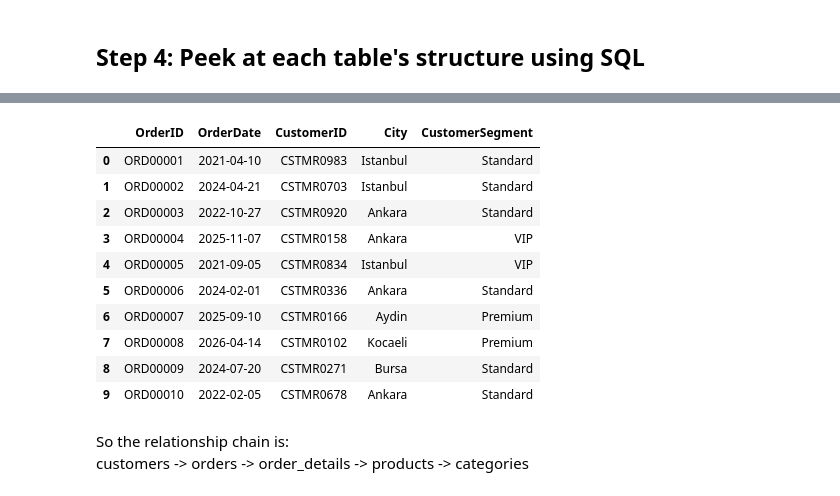
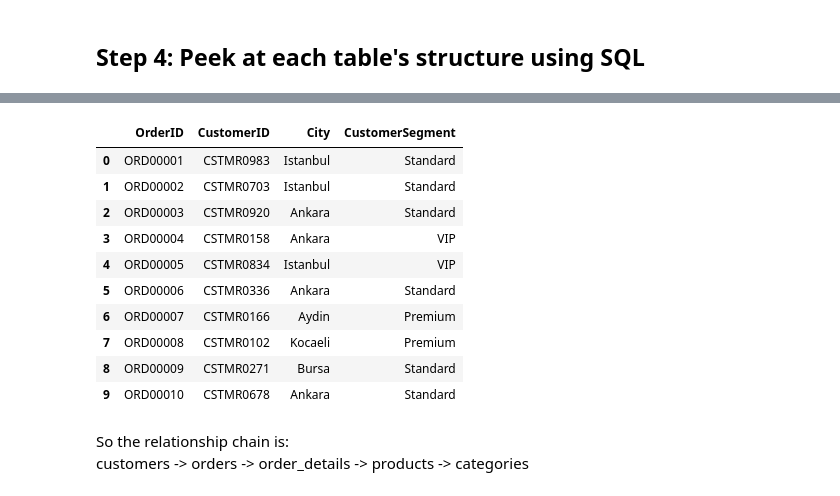
Before and after one commit to geff-ghost/notebooks, a Jupyter notebook: retail_data/MixedKnowledge.ipynb, the cells around one changed output, grey strips where cells are left out. Saved outputs shown, nothing was run; the diff lists cells and outputs as text; code cells hidden in the pictures.

```diff
--- a/retail_data/MixedKnowledge.ipynb
+++ b/retail_data/MixedKnowledge.ipynb
@@ -109,24 +133,24 @@ order_details.head()
 # %%
 query = """
-SELECT o.OrderID, o.OrderDate, c.CustomerID, c.City, c.CustomerSegment
+SELECT o.OrderID, c.CustomerID, c.City, c.CustomerSegment
 FROM orders o
 JOIN customers c ON o.CustomerID = c.CustomerID
 LIMIT 10;
 """
 
 pd.read_sql(query, conn)
 # %% [output]
-|  | OrderID | OrderDate | CustomerID | City | CustomerSegment |
-| 0 | ORD00001 | 2021-04-10 | CSTMR0983 | Istanbul | Standard |
-| 1 | ORD00002 | 2024-04-21 | CSTMR0703 | Istanbul | Standard |
-| 2 | ORD00003 | 2022-10-27 | CSTMR0920 | Ankara | Standard |
-| 3 | ORD00004 | 2025-11-07 | CSTMR0158 | Ankara | VIP |
-| 4 | ORD00005 | 2021-09-05 | CSTMR0834 | Istanbul | VIP |
-| 5 | ORD00006 | 2024-02-01 | CSTMR0336 | Ankara | Standard |
-| 6 | ORD00007 | 2025-09-10 | CSTMR0166 | Aydin | Premium |
-| 7 | ORD00008 | 2026-04-14 | CSTMR0102 | Kocaeli | Premium |
-| 8 | ORD00009 | 2024-07-20 | CSTMR0271 | Bursa | Standard |
-| 9 | ORD00010 | 2022-02-05 | CSTMR0678 | Ankara | Standard |
+|  | OrderID | CustomerID | City | CustomerSegment |
+| 0 | ORD00001 | CSTMR0983 | Istanbul | Standard |
+| 1 | ORD00002 | CSTMR0703 | Istanbul | Standard |
+| 2 | ORD00003 | CSTMR0920 | Ankara | Standard |
+| 3 | ORD00004 | CSTMR0158 | Ankara | VIP |
+| 4 | ORD00005 | CSTMR0834 | Istanbul | VIP |
+| 5 | ORD00006 | CSTMR0336 | Ankara | Standard |
+| 6 | ORD00007 | CSTMR0166 | Aydin | Premium |
+| 7 | ORD00008 | CSTMR0102 | Kocaeli | Premium |
+| 8 | ORD00009 | CSTMR0271 | Bursa | Standard |
+| 9 | ORD00010 | CSTMR0678 | Ankara | Standard |
 # %% [markdown]
 So the relationship chain is:
 customers -> orders -> order_details -> products -> categories
```
Also changed, not shown: parts of 26 cells of this notebook.
